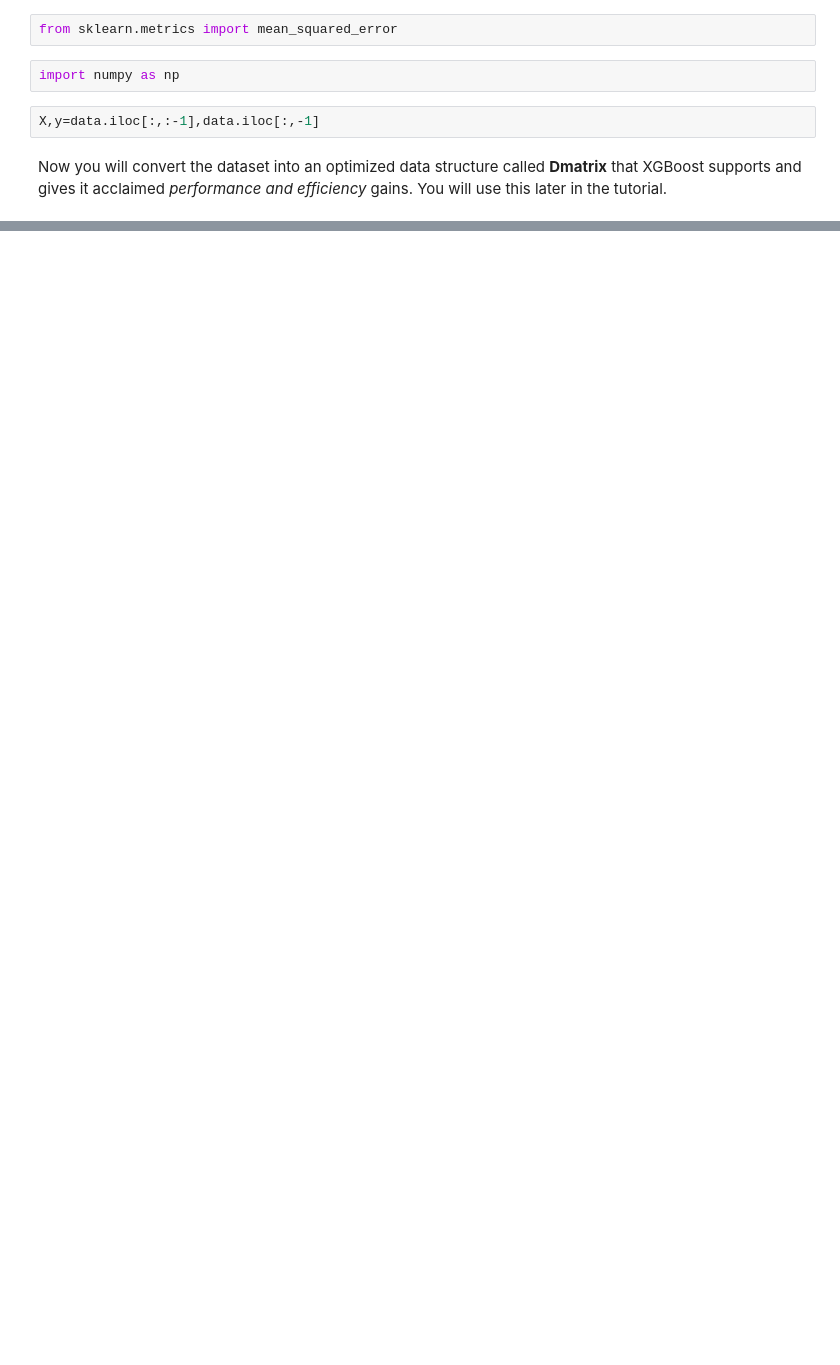
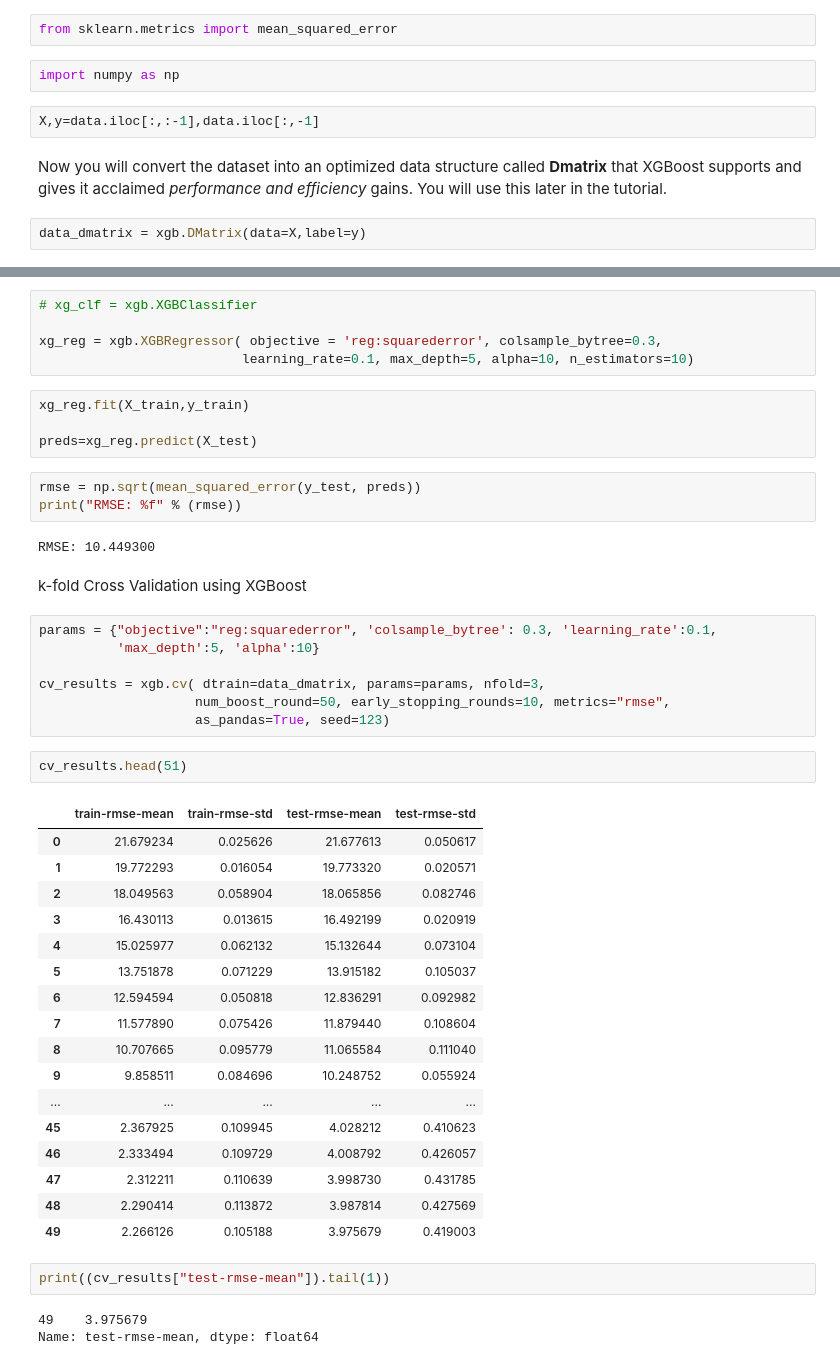
Before and after one commit to FacundoRo/XGBoostPython, a Jupyter notebook: XgboostBOSTON.ipynb, the cells around one changed output, grey strips where cells are left out. Cells and saved outputs as stored; diff of their text form; blank space fills up the shorter version.

```diff
--- a/XgboostBOSTON.ipynb
+++ b/XgboostBOSTON.ipynb
@@ -155,3 +155,5 @@ import numpy as np
 X,y=data.iloc[:,:-1],data.iloc[:,-1]
 # %% [markdown]
 Now you will convert the dataset into an optimized data structure called **Dmatrix** that XGBoost supports and gives it acclaimed *performance and efficiency* gains. You will use this later in the tutorial.
+# %%
+data_dmatrix = xgb.DMatrix(data=X,label=y)
@@ -157,0 +164,48 @@ Now you will convert the dataset into an optimized data structure called **Dmatr
+# %%
+# xg_clf = xgb.XGBClassifier
+
+xg_reg = xgb.XGBRegressor( objective = 'reg:squarederror', colsample_bytree=0.3,
+                          learning_rate=0.1, max_depth=5, alpha=10, n_estimators=10)
+# %%
+xg_reg.fit(X_train,y_train)
+
+preds=xg_reg.predict(X_test)
+# %%
+rmse = np.sqrt(mean_squared_error(y_test, preds))
+print("RMSE: %f" % (rmse))
+# %% [output]
+RMSE: 10.449300
+# %% [markdown]
+k-fold Cross Validation using XGBoost
+# %%
+params = {"objective":"reg:squarederror", 'colsample_bytree': 0.3, 'learning_rate':0.1,
+          'max_depth':5, 'alpha':10}
+
+cv_results = xgb.cv( dtrain=data_dmatrix, params=params, nfold=3,
+                    num_boost_round=50, early_stopping_rounds=10, metrics="rmse",
+                    as_pandas=True, seed=123)
+# %%
+cv_results.head(51)
+# %% [output]
+|  | train-rmse-mean | train-rmse-std | test-rmse-mean | test-rmse-std |
+| 0 | 21.679234 | 0.025626 | 21.677613 | 0.050617 |
+| 1 | 19.772293 | 0.016054 | 19.773320 | 0.020571 |
+| 2 | 18.049563 | 0.058904 | 18.065856 | 0.082746 |
+| 3 | 16.430113 | 0.013615 | 16.492199 | 0.020919 |
+| 4 | 15.025977 | 0.062132 | 15.132644 | 0.073104 |
+| 5 | 13.751878 | 0.071229 | 13.915182 | 0.105037 |
+| 6 | 12.594594 | 0.050818 | 12.836291 | 0.092982 |
+| 7 | 11.577890 | 0.075426 | 11.879440 | 0.108604 |
+| 8 | 10.707665 | 0.095779 | 11.065584 | 0.111040 |
+| 9 | 9.858511 | 0.084696 | 10.248752 | 0.055924 |
+| ... | ... | ... | ... | ... |
+| 45 | 2.367925 | 0.109945 | 4.028212 | 0.410623 |
+| 46 | 2.333494 | 0.109729 | 4.008792 | 0.426057 |
+| 47 | 2.312211 | 0.110639 | 3.998730 | 0.431785 |
+| 48 | 2.290414 | 0.113872 | 3.987814 | 0.427569 |
+| 49 | 2.266126 | 0.105188 | 3.975679 | 0.419003 |
+# %%
+print((cv_results["test-rmse-mean"]).tail(1))
+# %% [output]
+49    3.975679
+Name: test-rmse-mean, dtype: float64
```
Also changed, not shown: parts of 3 cells of this notebook.
